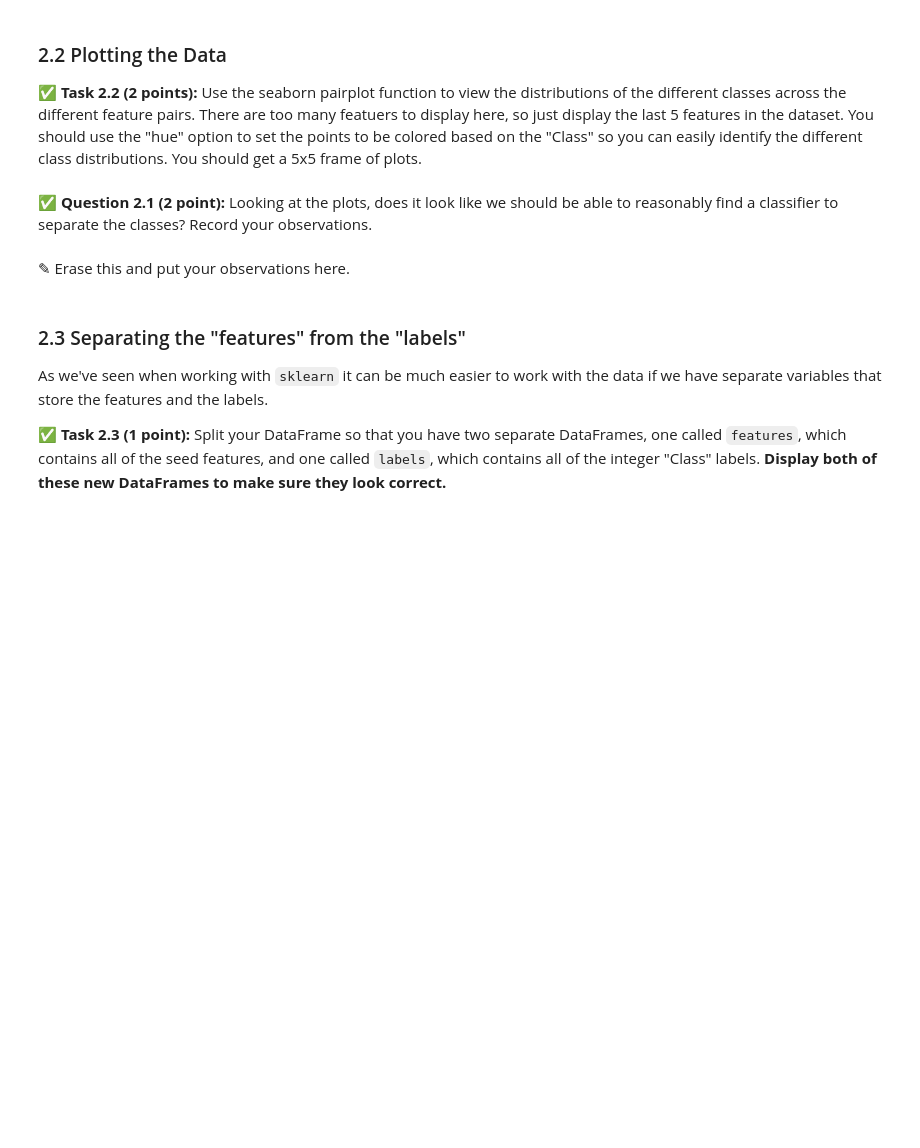
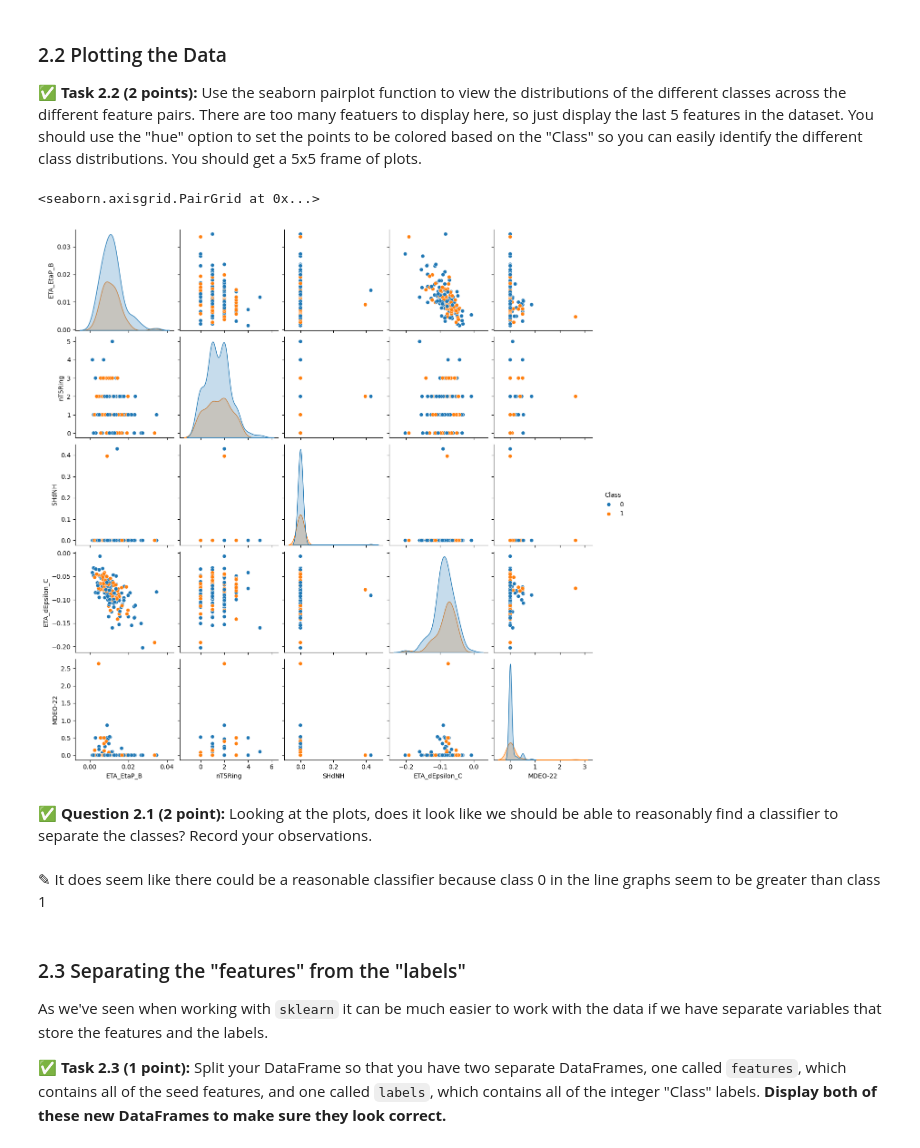
Before and after one commit to JustinTrannn/CMSE202-f25-turnin, a Jupyter notebook: hw-04/HW-04_PerceptronSVMandPCA-STUDENT.ipynb, the cells around one changed output. Drawn from its saved outputs; the diff is of its cells as text; code cells hidden in the pictures; blank space fills up the shorter version.

```diff
--- a/hw-04/HW-04_PerceptronSVMandPCA-STUDENT.ipynb
+++ b/hw-04/HW-04_PerceptronSVMandPCA-STUDENT.ipynb
@@ -94,0 +99,5 @@ Once you've loaded in the data, **display the head of the DataFrame to make sure
+# %%
+# Put your code here
+df = pd.read_csv('data.csv')
+df['Class'] = df['Class'].map({'NonToxic': 0, 'Toxic': 1})
+df.head()
@@ -98,10 +115,16 @@ Once you've loaded in the data, **display the head of the DataFrame to make sure
 **&#9989; Task 2.2 (2 points):** Use the seaborn pairplot function to view the distributions of the different classes across the different feature pairs. There are too many featuers to display here, so just display the last 5 features in the dataset. You should use the "hue" option to set the points to be colored based on the "Class" so you can easily identify the different class distributions. You should get a 5x5 frame of plots.
 # %%
 # Put your code here
+new_df = df.iloc[:, -6:]
+
+sns.pairplot(new_df, hue='Class')
+# %% [output]
+<seaborn.axisgrid.PairGrid at 0x...>
+[figure, added]
 # %% [markdown]
 &#9989; **Question 2.1 (2 point):** Looking at the plots, does it look like we should be able to reasonably find a classifier to separate the classes? Record your observations.
-# %% [markdown]
-<font size=+3>&#9998;</font> Erase this and put your observations here.
+# %% [markdown]
+<font size=+3>&#9998;</font> It does seem like there could be a reasonable classifier because class 0 in the line graphs seem to be greater than class 1
 # %% [markdown]
 ### 2.3 Separating the "features" from the "labels"
 
```
Also changed, not shown: parts of 9 cells of this notebook.
